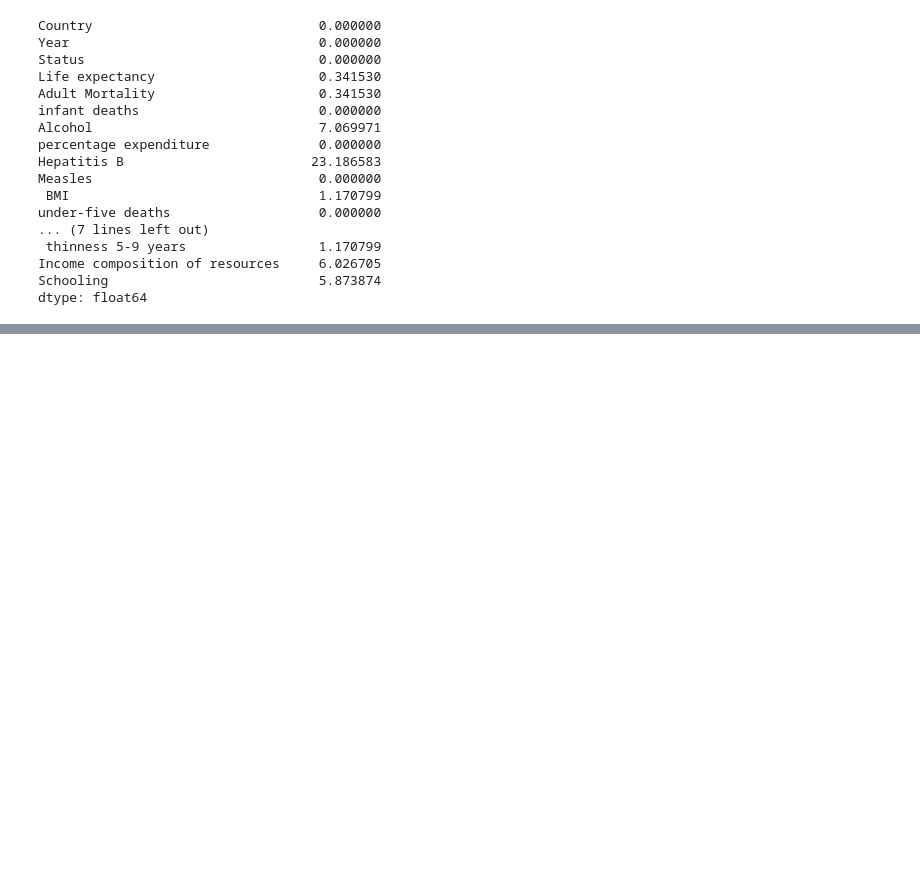
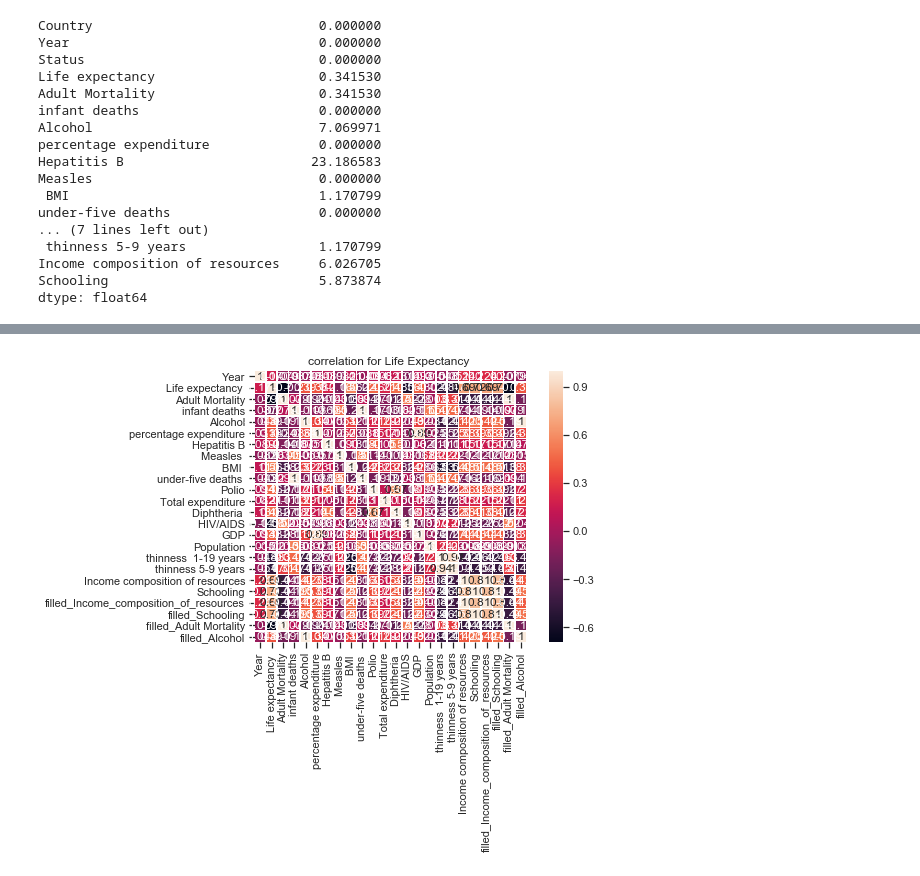
Before and after one commit to irenebratsis/Thinkful, a Jupyter notebook: 17.10 Challenge .ipynb, the cells around one changed output, grey strips where cells are left out. Cells and saved outputs as stored; diff of their text form; code cells hidden in the pictures; blank space fills up the shorter version.

```diff
--- a/17.10 Challenge .ipynb
+++ b/17.10 Challenge .ipynb
@@ -335,0 +246,10 @@ plt.title("histogram of {} (filled with mean)".format("Adult Mortality"))
+# %%
+lifeexpectancy_df["Adult Mortality"].fillna(lifeexpectancy_df["Adult Mortality"].mean(), inplace=True)
+lifeexpectancy_df["infant deaths"].fillna(lifeexpectancy_df["infant deaths"].mean(), inplace=True)
+lifeexpectancy_df[" BMI "].fillna(lifeexpectancy_df[" BMI "].mean(), inplace=True)
+lifeexpectancy_df["Polio"].fillna(lifeexpectancy_df["Polio"].mean(), inplace=True)
+lifeexpectancy_df["Total expenditure"].fillna(lifeexpectancy_df["Total expenditure"].mean(), inplace=True)
+lifeexpectancy_df["GDP"].fillna(lifeexpectancy_df["GDP"].mean(), inplace=True)
+lifeexpectancy_df["Population"].fillna(lifeexpectancy_df["Population"].mean(), inplace=True)
+lifeexpectancy_df["Income composition of resources"].fillna(lifeexpectancy_df["Income composition of resources"].mean(), inplace=True)
+lifeexpectancy_df["Schooling"].fillna(lifeexpectancy_df["Schooling"].mean(), inplace=True)
@@ -335,0 +319,13 @@ plt.title("histogram of {} (filled with mean)".format("Adult Mortality"))
+# %%
+corrmat_lifeexpectancy_df = lifeexpectancy_df.corr()
+
+plt.figure(figsize=(18,5))
+
+plt.subplot(1,2,1)
+# draw the heatmap using seaborn.
+sns.heatmap(corrmat_lifeexpectancy_df, square=True, annot=True, linewidths=.5)
+plt.title("correlation for Life Expectancy ")
+
+plt.show()
+# %% [output]
+[figure, added]
```
Also changed, not shown: parts of 28 cells of this notebook.
